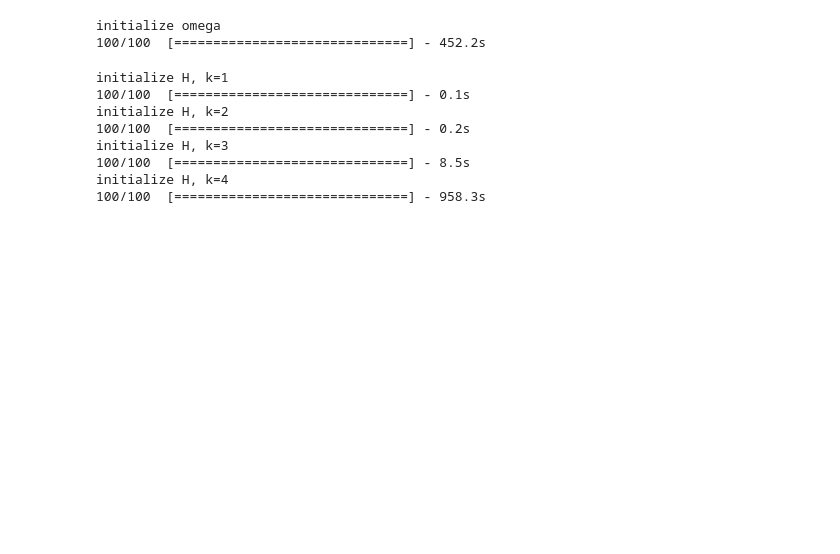
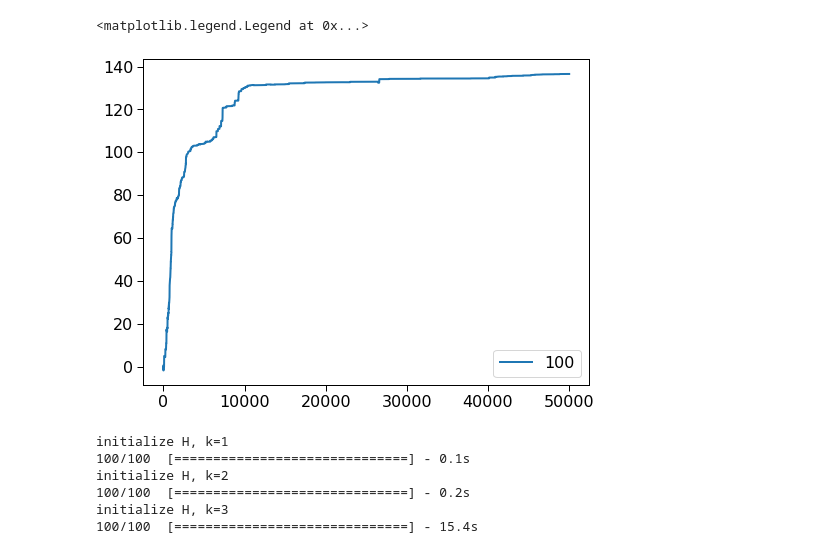
Before and after one commit to AI4Finance-Foundation/Quantum-Tensor-Networks-for-Variational-Reinforcement-Learning-NeurIPS-2020, a Jupyter notebook: qRL.ipynb, the cells around one changed output. Cells and saved outputs as stored; diff of their text form; code cells hidden in the pictures; blank space fills up the shorter version.

```diff
--- a/qRL.ipynb
+++ b/qRL.ipynb
@@ -359,0 +370,5 @@ tensor([[1., 1., 3., 0., 0.],
+# %%
+Q, Q_hist = Q_learning(five_tuple, lr=0.5, epochs=50000)
+plt.plot(Q_hist)
+plt.legend()
+# %% [output]
@@ -360 +377,3 @@ tensor([[1., 1., 3., 0., 0.],
+<matplotlib.legend.Legend at 0x...>
+[figure, added]
 # %%
@@ -368,28 +386,11 @@ for i in range(0, 11):
 five_tuple = s, a, P_mat, R_vec, gamma
-# %%
-mask_vec = random_mask(s * a, 0.8)
-
-pbar = pkbar.Pbar(name='initialize omega', target=s * a)
-omega = torch.zeros([s * a] * k, dtype=torch.float32)
-for i in range(s * a):
-    pbar.update(i)
-    for j in range(s * a):
-        for l in range(s * a):
-            for m in range(s * a):
-                if i in mask_vec and j in mask_vec and l in mask_vec and m in mask_vec:
-                    omega[i, j, l, m] = 1
-# %% [output]
-initialize omega
-100/100  [==============================] - 452.2s
 # %%
-cores, data, error = build_networks(five_tuple, k, chi, mask_vec)
+H, cores, data, error = build_networks(five_tuple, k, chi, omega, mode='cp')
 # %% [output]
 initialize H, k=1
 100/100  [==============================] - 0.1s
 initialize H, k=2
 100/100  [==============================] - 0.2s
 initialize H, k=3
-100/100  [==============================] - 8.5s
-initialize H, k=4
-100/100  [==============================] - 958.3s
+100/100  [==============================] - 15.4s
 # %%
```
Also changed, not shown: parts of 30 cells of this notebook.
